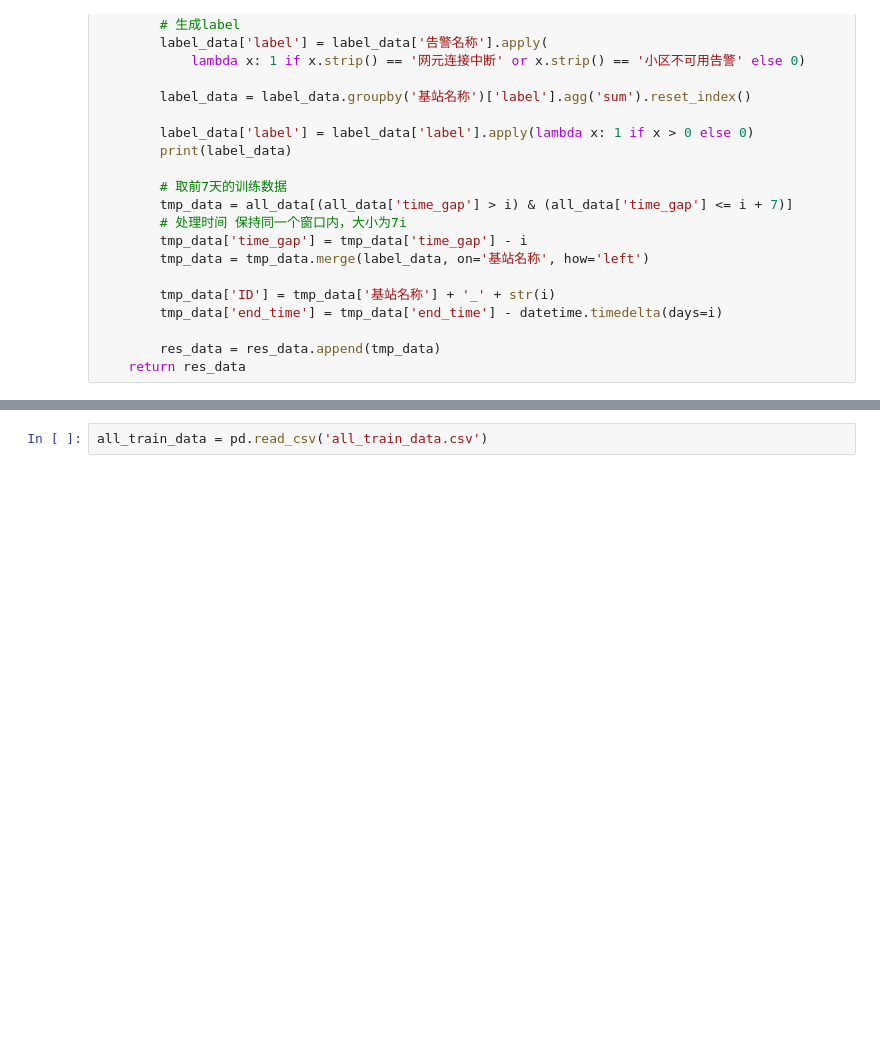
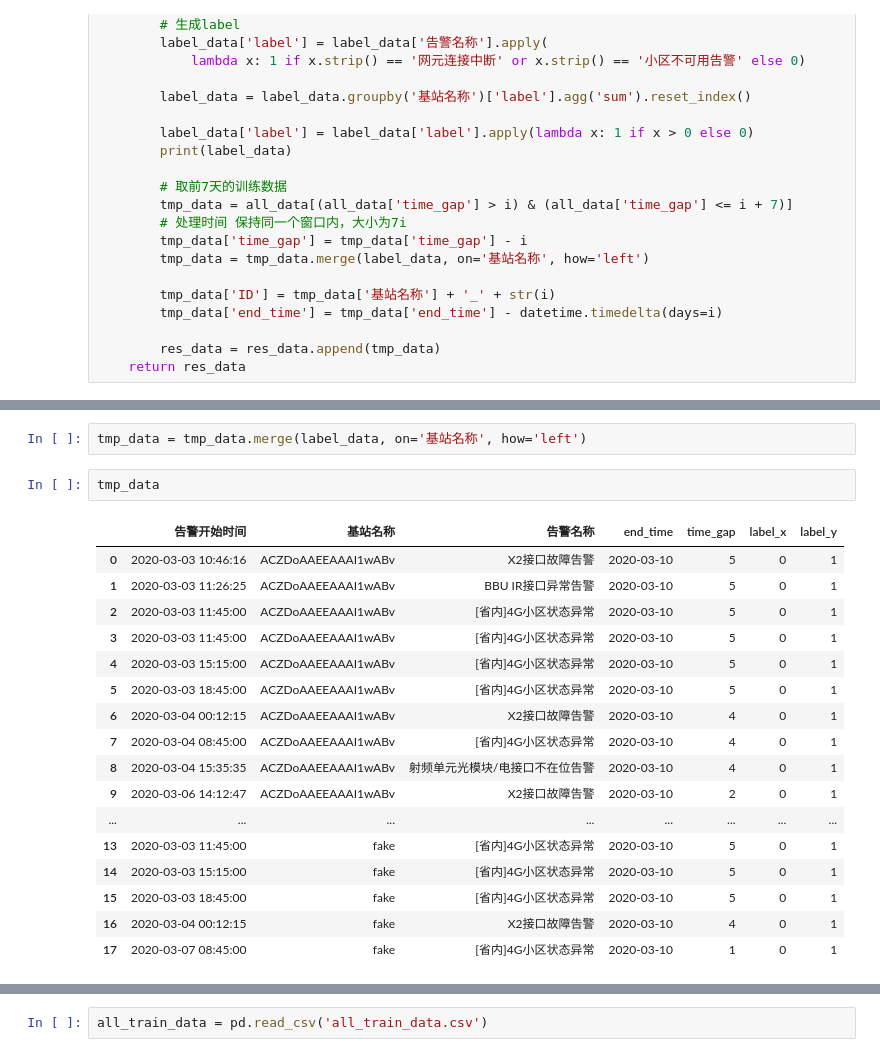
Before and after one commit to shayxu-ai/A-Repository-for-Machine-Learning, a Jupyter notebook: contest/base_station_out_service_prediction/Untitled.ipynb, the cells around one changed output, grey strips where cells are left out. Drawn from its saved outputs; the diff is of its cells as text; blank space fills up the shorter version.

```diff
--- a/contest/base_station_out_service_prediction/Untitled.ipynb
+++ b/contest/base_station_out_service_prediction/Untitled.ipynb
@@ -371 +413,23 @@ online_train_data
+# %%
+tmp_data = tmp_data.merge(label_data, on='基站名称', how='left')
+# %%
+tmp_data
+# %% [output]
+|  | 告警开始时间 | 基站名称 | 告警名称 | end_time | time_gap | label_x | label_y |
+| 0 | 2020-03-03 10:46:16 | ACZDoAAEEAAAI1wABv | X2接口故障告警 | 2020-03-10 | 5 | 0 | 1 |
+| 1 | 2020-03-03 11:26:25 | ACZDoAAEEAAAI1wABv | BBU IR接口异常告警 | 2020-03-10 | 5 | 0 | 1 |
+| 2 | 2020-03-03 11:45:00 | ACZDoAAEEAAAI1wABv | [省内]4G小区状态异常 | 2020-03-10 | 5 | 0 | 1 |
+| 3 | 2020-03-03 11:45:00 | ACZDoAAEEAAAI1wABv | [省内]4G小区状态异常 | 2020-03-10 | 5 | 0 | 1 |
+| 4 | 2020-03-03 15:15:00 | ACZDoAAEEAAAI1wABv | [省内]4G小区状态异常 | 2020-03-10 | 5 | 0 | 1 |
+| 5 | 2020-03-03 18:45:00 | ACZDoAAEEAAAI1wABv | [省内]4G小区状态异常 | 2020-03-10 | 5 | 0 | 1 |
+| 6 | 2020-03-04 00:12:15 | ACZDoAAEEAAAI1wABv | X2接口故障告警 | 2020-03-10 | 4 | 0 | 1 |
+| 7 | 2020-03-04 08:45:00 | ACZDoAAEEAAAI1wABv | [省内]4G小区状态异常 | 2020-03-10 | 4 | 0 | 1 |
+| 8 | 2020-03-04 15:35:35 | ACZDoAAEEAAAI1wABv | 射频单元光模块/电接口不在位告警 | 2020-03-10 | 4 | 0 | 1 |
+| 9 | 2020-03-06 14:12:47 | ACZDoAAEEAAAI1wABv | X2接口故障告警 | 2020-03-10 | 2 | 0 | 1 |
+| ... | ... | ... | ... | ... | ... | ... | ... |
+| 13 | 2020-03-03 11:45:00 | fake | [省内]4G小区状态异常 | 2020-03-10 | 5 | 0 | 1 |
+| 14 | 2020-03-03 15:15:00 | fake | [省内]4G小区状态异常 | 2020-03-10 | 5 | 0 | 1 |
+| 15 | 2020-03-03 18:45:00 | fake | [省内]4G小区状态异常 | 2020-03-10 | 5 | 0 | 1 |
+| 16 | 2020-03-04 00:12:15 | fake | X2接口故障告警 | 2020-03-10 | 4 | 0 | 1 |
+| 17 | 2020-03-07 08:45:00 | fake | [省内]4G小区状态异常 | 2020-03-10 | 1 | 0 | 1 |
 # %%
```
Also changed, not shown: parts of 9 cells of this notebook, 12 other files.
